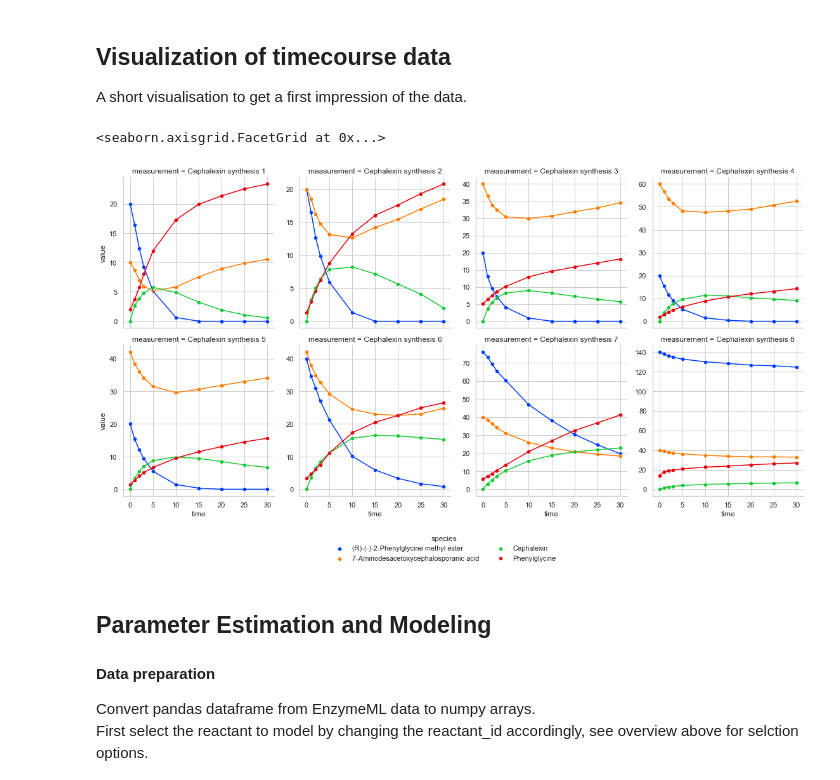
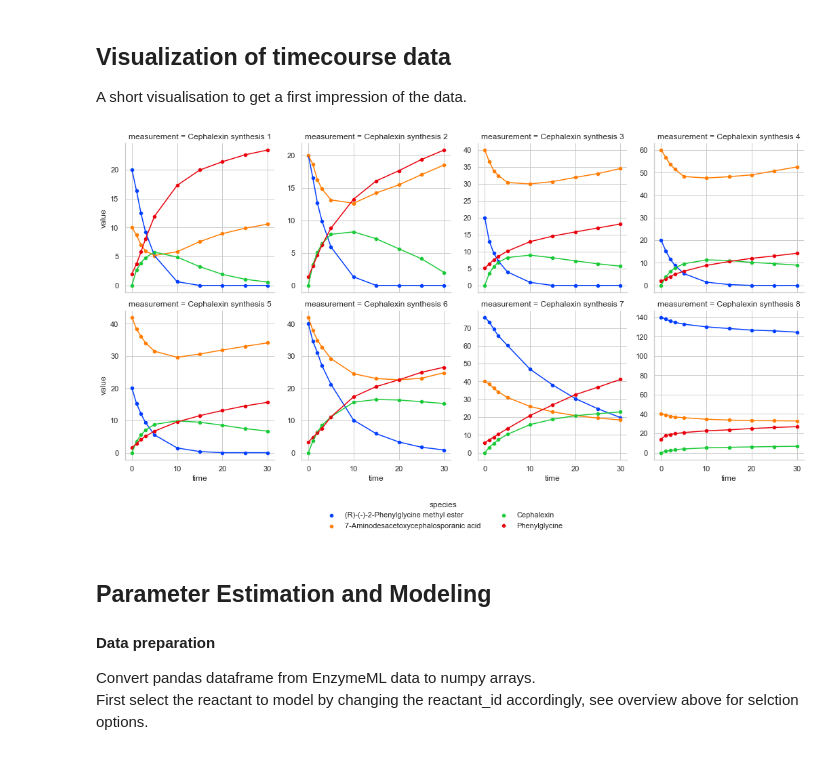
Before and after one commit to EnzymeML/Lauterbach_2022, a Jupyter notebook: Scenario5/LMFit/Model_Lagermann_s0.ipynb, the cells around one changed output. Drawn from its saved outputs; the diff is of its cells as text; code cells hidden in the pictures.

```diff
--- a/Scenario5/LMFit/Model_Lagermann_s0.ipynb
+++ b/Scenario5/LMFit/Model_Lagermann_s0.ipynb
@@ -29,11 +29,10 @@ A short visualisation to get a first impression of the data. <br>
 # %%
 #basic/general settings for Seaborn
 sns.set_theme(style="whitegrid", palette ='bright',color_codes=True, context = 'notebook')
 
-enzmldoc.visualize(sharey=False, use_names=True, height=4)
+g = enzmldoc.visualize(sharey=False, use_names=True, height=3.75)
 # %% [output]
-<seaborn.axisgrid.FacetGrid at 0x...>
-[figure, old version]
+[figure, new version]
 # %% [markdown]
 ## Parameter Estimation and Modeling
 #### Data preparation
```
Also changed, not shown: parts of 3 cells of this notebook.
